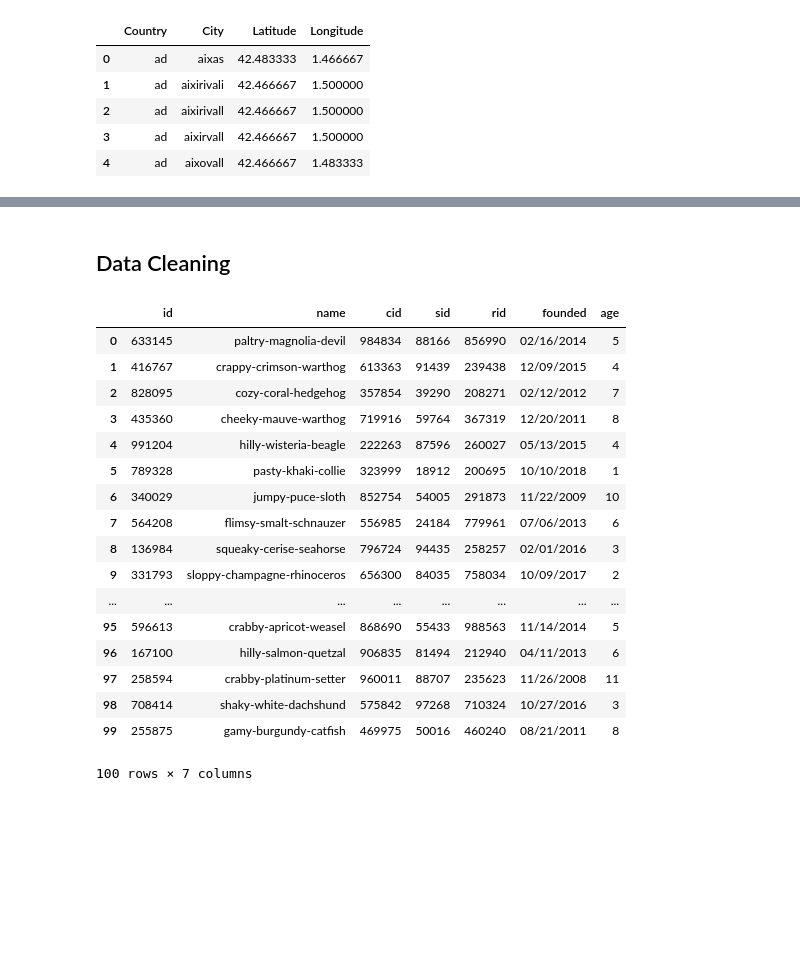
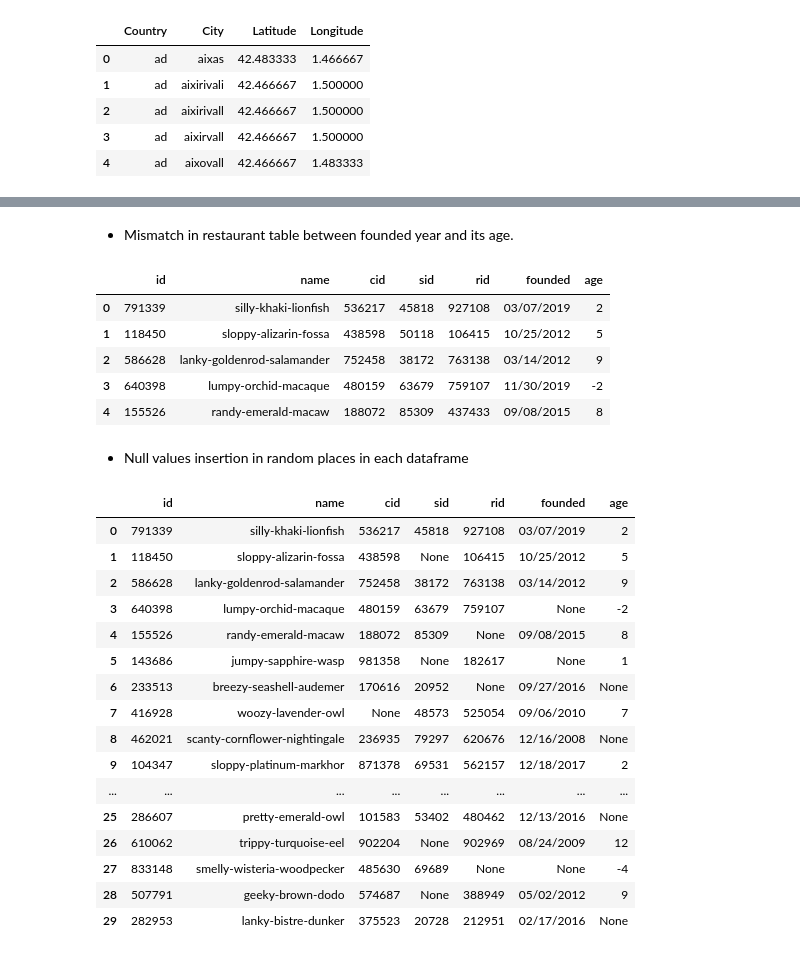
Before and after one commit to evsantor/data_minig, a Jupyter notebook: data_mining_2.ipynb, the cells around one changed output, grey strips where cells are left out. Drawn from its saved outputs; the diff is of its cells as text; code cells hidden in the pictures; blank space fills up the shorter version.

```diff
--- a/data_mining_2.ipynb
+++ b/data_mining_2.ipynb
@@ -62,5 +64,5 @@ df_lat.head(5)
 # %%
-restaurant_df = pd.DataFrame(columns=['id', 'name', 'cid', 'sid', 'rid', 'founded', 'age'])
+restaurant_df = pd.DataFrame(columns=['id', 'name', 'cid', 'sid', 'founded', 'age'])
 
 
 for i in range(df_lat.shape[0]):
@@ -68,7 +70,6 @@ for i in range(df_lat.shape[0]):
 
     restaurant_df.loc[i] = [np.random.randint(100000, 999999),
                                    namegenerator.gen(),
-                                   np.random.randint(100000, 999999),
                                    np.random.randint(10000, 99999),
                                    np.random.randint(100000, 999999),
                                    r_date,
@@ -103,18 +108,14 @@ coordinates.head(5)
 speciality_df = pd.DataFrame(columns = [ 'id', 'name', 'calories', 'price', 'cuisine_name', 'is_vegan',
                                         'is_gluten_free', 'is_lactose_free'])
 
-specialityNamesList = [line.strip() for line in open("specialityNames.txt", 'r', encoding="utf8")]
-cuisineNamesList = [line.strip() for line in open("cuisineNames.txt", 'r', encoding="utf8")]
+speciality_names = [line.strip() for line in open("specialityNames.txt", 'r', encoding="utf8")]
+cuisine_names = [line.strip() for line in open("cuisineNames.txt", 'r', encoding="utf8")]
 
-speciality_df['id'] = restaurant_df['sid']
 for i in range(restaurant_df.shape[0]):
-    speciality_df.loc[i]['name'] = random.choice(specialityNamesList)
-    speciality_df.loc[i]['calories'] = random.randrange(50, 1000)
-    speciality_df.loc[i]['price']= random.randrange(1, 3500)
-    speciality_df.loc[i]['cuisine_name'] = random.choice(cuisineNamesList)
-    speciality_df.loc[i]['is_vegan'] = random.randrange(100) < 25
-    speciality_df.loc[i]['is_gluten_free'] = random.randrange(100) < 15
-    speciality_df.loc[i] ['is_lactose_free'] = random.randrange(100) < 15
+    speciality_df.loc[i] = [np.random.randint(10000, 99999), random.choice(speciality_names),
+                            random.randrange(50, 1000), random.randrange(1, 3500),
+                            random.choice(cuisine_names), random.randrange(100) < 25
+                            ,random.randrange(100) < 15, random.randrange(100) < 15]
 # %%
 speciality_df.head(5)
 # %% [output]
@@ -127,5 +130,5 @@ speciality_df.head(5)
 # %%
-reviews_df = pd.DataFrame(columns=['First_Name','Last_Name','Reviews'])
+reviews_df = pd.DataFrame(columns=['first_Name','last_Name','rating'])
 
 for i in range(100):
     reviews_df.loc[i] = [names.get_first_name(), names.get_last_name(), np.random.randint(1,5)]
@@ -198,2 +179,24 @@ noisy_reviews
+# %% [markdown]
+* Mismatch in restaurant table between founded year and its age.
+# %%
+errors = 100
+for i in range(errors):
+    # throw a random number to use as index of the df
+    pos = np.random.randint(0, len(restaurant_df))
+    if pos%2:
+        restaurant_df.loc[pos, 'age'] -= 2
+    else:
+        restaurant_df.loc[pos, 'age'] += 2
+# %%
+restaurant_df.head(5)
+# %% [output]
+|  | id | name | cid | sid | rid | founded | age |
+| 0 | 791339 | silly-khaki-lionfish | 536217 | 45818 | 927108 | 03/07/2019 | 2 |
+| 1 | 118450 | sloppy-alizarin-fossa | 438598 | 50118 | 106415 | 10/25/2012 | 5 |
+| 2 | 586628 | lanky-goldenrod-salamander | 752458 | 38172 | 763138 | 03/14/2012 | 9 |
+| 3 | 640398 | lumpy-orchid-macaque | 480159 | 63679 | 759107 | 11/30/2019 | -2 |
+| 4 | 155526 | randy-emerald-macaw | 188072 | 85309 | 437433 | 09/08/2015 | 8 |
+# %% [markdown]
+* Null values insertion in random places in each dataframe
 # %%
 def add_missing_values(df, number, col=None):
@@ -203,2 +211,0 @@ def add_missing_values(df, number, col=None):
-# %% [markdown]
-## Data Cleaning
@@ -205,21 +222,20 @@ def add_missing_values(df, number, col=None):
 # %%
-restaurant_df
+restaurant_df.head(30)
 # %% [output]
 |  | id | name | cid | sid | rid | founded | age |
-| 0 | 633145 | paltry-magnolia-devil | 984834 | 88166 | 856990 | 02/16/2014 | 5 |
-| 1 | 416767 | crappy-crimson-warthog | 613363 | 91439 | 239438 | 12/09/2015 | 4 |
-| 2 | 828095 | cozy-coral-hedgehog | 357854 | 39290 | 208271 | 02/12/2012 | 7 |
-| 3 | 435360 | cheeky-mauve-warthog | 719916 | 59764 | 367319 | 12/20/2011 | 8 |
-| 4 | 991204 | hilly-wisteria-beagle | 222263 | 87596 | 260027 | 05/13/2015 | 4 |
-| 5 | 789328 | pasty-khaki-collie | 323999 | 18912 | 200695 | 10/10/2018 | 1 |
-| 6 | 340029 | jumpy-puce-sloth | 852754 | 54005 | 291873 | 11/22/2009 | 10 |
-| 7 | 564208 | flimsy-smalt-schnauzer | 556985 | 24184 | 779961 | 07/06/2013 | 6 |
-| 8 | 136984 | squeaky-cerise-seahorse | 796724 | 94435 | 258257 | 02/01/2016 | 3 |
-| 9 | 331793 | sloppy-champagne-rhinoceros | 656300 | 84035 | 758034 | 10/09/2017 | 2 |
+| 0 | 791339 | silly-khaki-lionfish | 536217 | 45818 | 927108 | 03/07/2019 | 2 |
+| 1 | 118450 | sloppy-alizarin-fossa | 438598 | None | 106415 | 10/25/2012 | 5 |
+| 2 | 586628 | lanky-goldenrod-salamander | 752458 | 38172 | 763138 | 03/14/2012 | 9 |
+| 3 | 640398 | lumpy-orchid-macaque | 480159 | 63679 | 759107 | None | -2 |
+| 4 | 155526 | randy-emerald-macaw | 188072 | 85309 | None | 09/08/2015 | 8 |
+| 5 | 143686 | jumpy-sapphire-wasp | 981358 | None | 182617 | None | 1 |
+| 6 | 233513 | breezy-seashell-audemer | 170616 | 20952 | None | 09/27/2016 | None |
+| 7 | 416928 | woozy-lavender-owl | None | 48573 | 525054 | 09/06/2010 | 7 |
+| 8 | 462021 | scanty-cornflower-nightingale | 236935 | 79297 | 620676 | 12/16/2008 | None |
+| 9 | 104347 | sloppy-platinum-markhor | 871378 | 69531 | 562157 | 12/18/2017 | 2 |
 | ... | ... | ... | ... | ... | ... | ... | ... |
-| 95 | 596613 | crabby-apricot-weasel | 868690 | 55433 | 988563 | 11/14/2014 | 5 |
-| 96 | 167100 | hilly-salmon-quetzal | 906835 | 81494 | 212940 | 04/11/2013 | 6 |
-| 97 | 258594 | crabby-platinum-setter | 960011 | 88707 | 235623 | 11/26/2008 | 11 |
-| 98 | 708414 | shaky-white-dachshund | 575842 | 97268 | 710324 | 10/27/2016 | 3 |
-| 99 | 255875 | gamy-burgundy-catfish | 469975 | 50016 | 460240 | 08/21/2011 | 8 |
+| 25 | 286607 | pretty-emerald-owl | 101583 | 53402 | 480462 | 12/13/2016 | None |
+| 26 | 610062 | trippy-turquoise-eel | 902204 | None | 902969 | 08/24/2009 | 12 |
+| 27 | 833148 | smelly-wisteria-woodpecker | 485630 | 69689 | None | None | -4 |
+| 28 | 507791 | geeky-brown-dodo | 574687 | None | 388949 | 05/02/2012 | 9 |
+| 29 | 282953 | lanky-bistre-dunker | 375523 | 20728 | 212951 | 02/17/2016 | None |
-100 rows × 7 columns
```
Also changed, not shown: parts of 22 cells of this notebook.
